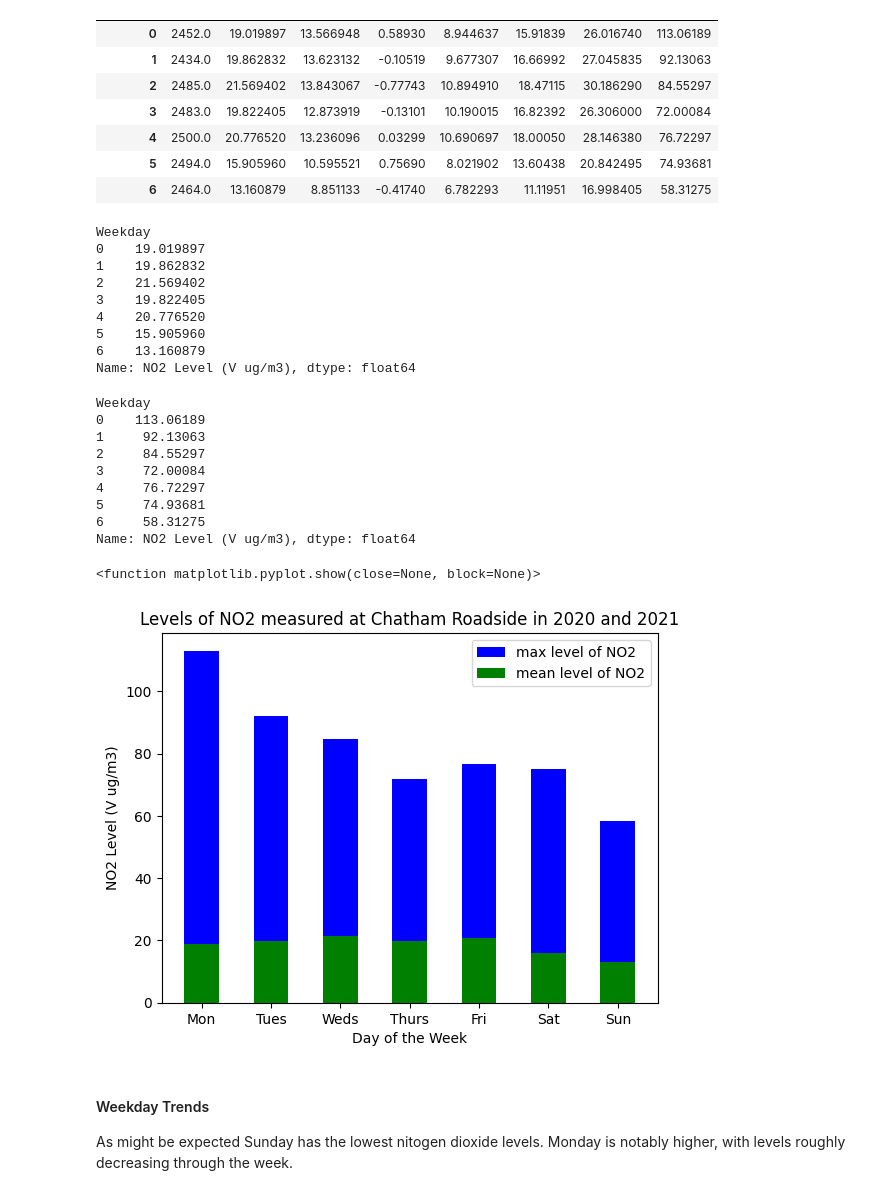
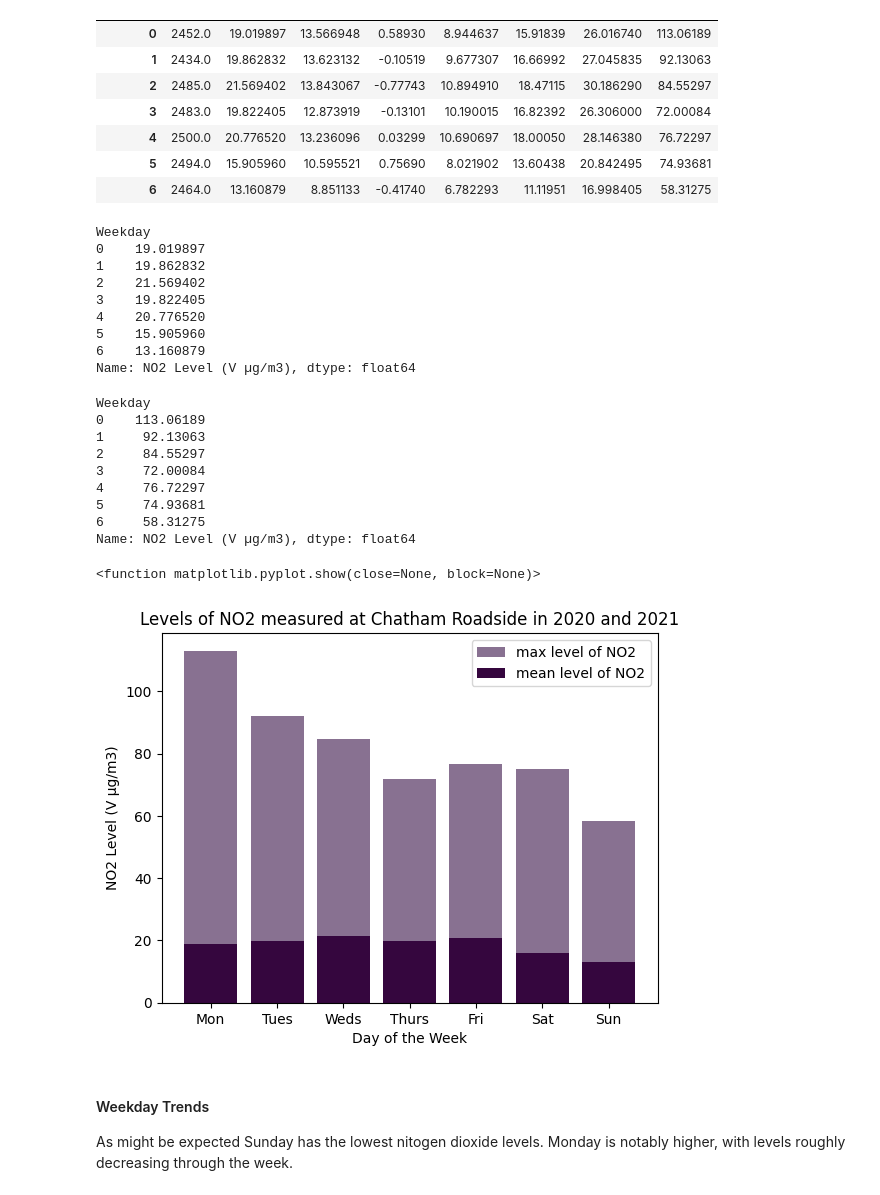
Before and after one commit to deliabel/CodeDivisionWorksheets, a Jupyter notebook: Air_Quality_Project.ipynb, the cells around one changed output. Drawn from its saved outputs; the diff is of its cells as text; code cells hidden in the pictures.

```diff
--- a/Air_Quality_Project.ipynb
+++ b/Air_Quality_Project.ipynb
@@ -173,7 +173,7 @@ Data columns (total 4 columns):
 dtypes: datetime64[ns](1), float64(1), object(2)
 memory usage: 274.6+ KB
 # %%
-# Renames the column 'Nitrogen dioxide' to 'NO2 Level (V ug/m3)'
-measured_20df = measured_20df.rename({'Nitrogen dioxide': "NO2 Level (V ug/m3)"}, axis="columns")
+# Renames the column 'Nitrogen dioxide' to 'NO2 Level (V µg/m3)'
+measured_20df = measured_20df.rename({'Nitrogen dioxide': "NO2 Level (V µg/m3)"}, axis="columns")
 measured_20df.head(3)
 # %% [output]
@@ -361,7 +361,7 @@ Data columns (total 4 columns):
 dtypes: datetime64[ns](1), float64(1), object(2)
 memory usage: 273.9+ KB
 # %%
-# Renames the column 'Nitrogen dioxide' to 'NO2 Level (V ug/m3)'
-measured_21df = measured_21df.rename({'Nitrogen dioxide': "NO2 Level (V ug/m3)"}, axis="columns")
+# Renames the column 'Nitrogen dioxide' to 'NO2 Level (V µg/m3)'
+measured_21df = measured_21df.rename({'Nitrogen dioxide': "NO2 Level (V µg/m3)"}, axis="columns")
 measured_21df.head(3)
 # %% [output]
@@ -587,7 +591,7 @@ measuredNO2_df.groupby('Weekday')['NO2 Level (V ug/m3)'].describe()
 | 6 | 2464.0 | 13.160879 | 8.851133 | -0.41740 | 6.782293 | 11.11951 | 16.998405 | 58.31275 |
 # %%
 # Finds mean nitrogen dioxide level by day of the week
-meanNO2_days = measuredNO2_df.groupby('Weekday')['NO2 Level (V ug/m3)'].mean()
+meanNO2_days = measuredNO2_df.groupby('Weekday')['NO2 Level (V µg/m3)'].mean()
 meanNO2_days
 # %% [output]
 Weekday
@@ -598,10 +602,10 @@ Weekday
 4    20.776520
 5    15.905960
 6    13.160879
-Name: NO2 Level (V ug/m3), dtype: float64
+Name: NO2 Level (V µg/m3), dtype: float64
 # %%
 # Finds maximum nitrogen dioxide level by day of the week
-maxNO2_days = measuredNO2_df.groupby('Weekday')['NO2 Level (V ug/m3)'].max()
+maxNO2_days = measuredNO2_df.groupby('Weekday')['NO2 Level (V µg/m3)'].max()
 maxNO2_days
 # %% [output]
 Weekday
@@ -612,34 +616,26 @@ Weekday
 4     76.72297
 5     74.93681
 6     58.31275
-Name: NO2 Level (V ug/m3), dtype: float64
+Name: NO2 Level (V µg/m3), dtype: float64
 # %%
 # additional: plots mean and max on a bar chart, to see if there might be a pattern over the week
 
-marks = maxNO2_days.keys()
 labels = ['Mon', 'Tues', 'Weds', 'Thurs', 'Fri', 'Sat', 'Sun']
-#labels
-#plt.bar(labels, maxNO2_days) #plt.bar(x axis, y axis)
-#plt.show()
 
-width = 0.5
 fig, ax = plt.subplots()
 
-ax.bar(marks, maxNO2_days, width, color='blue', label='max level of NO2')
-ax.bar(marks, meanNO2_days, width, color = 'green', label='mean level of NO2')
-
-
-ax.set(xticks = marks, xticklabels = labels)
+ax.bar(labels, maxNO2_days, color='xkcd:greyish purple', label='max level of NO2')
+ax.bar(labels, meanNO2_days, color = 'xkcd:dark purple', label='mean level of NO2')
 
 plt.title('Levels of NO2 measured at Chatham Roadside in 2020 and 2021')
 plt.xlabel('Day of the Week')
-plt.ylabel('NO2 Level (V ug/m3)')
+plt.ylabel('NO2 Level (V µg/m3)')
 ax.legend(loc='upper right')
 
 plt.show
 # %% [output]
 <function matplotlib.pyplot.show(close=None, block=None)>
-[figure, old version]
+[figure, new version]
 # %% [markdown]
 #### Weekday Trends
 
```
Also changed, not shown: parts of 23 cells of this notebook.
